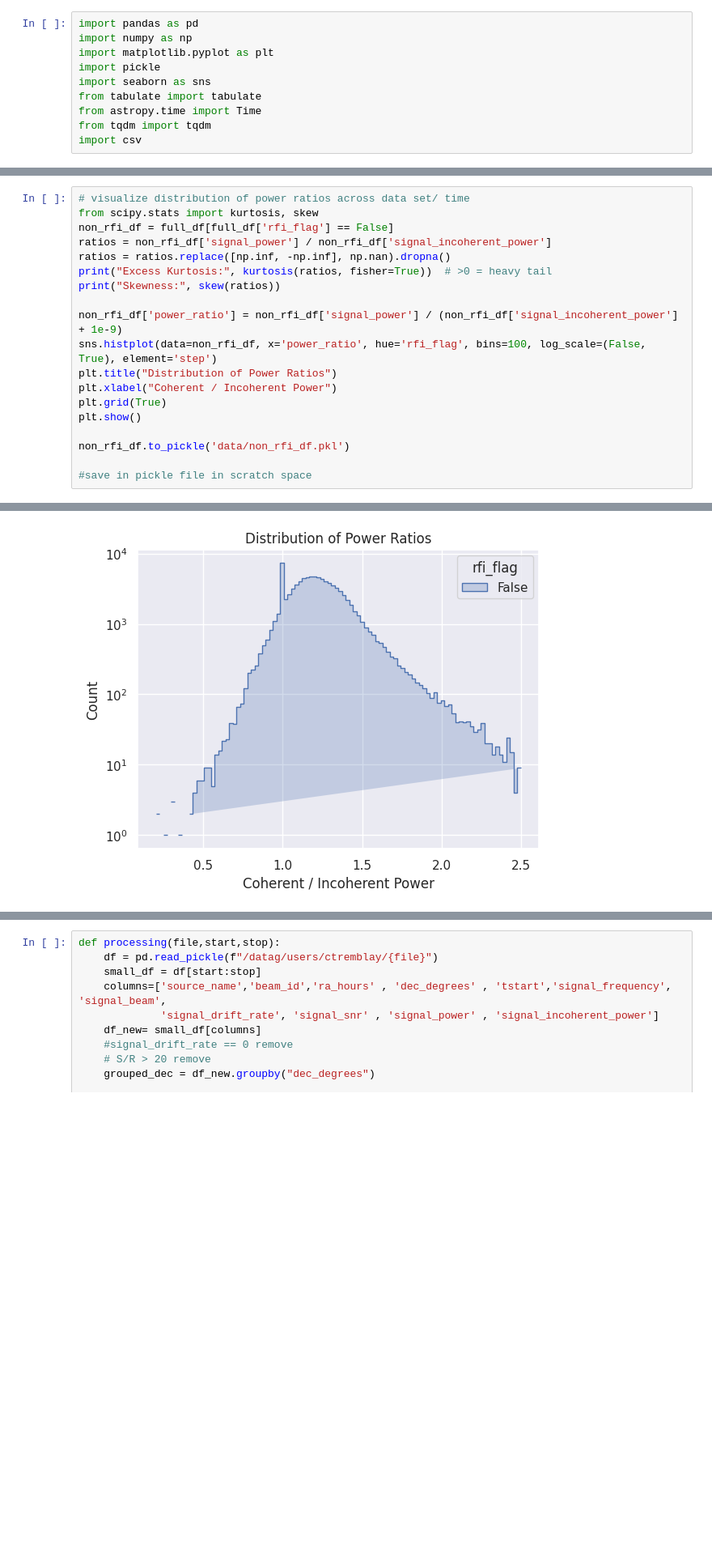
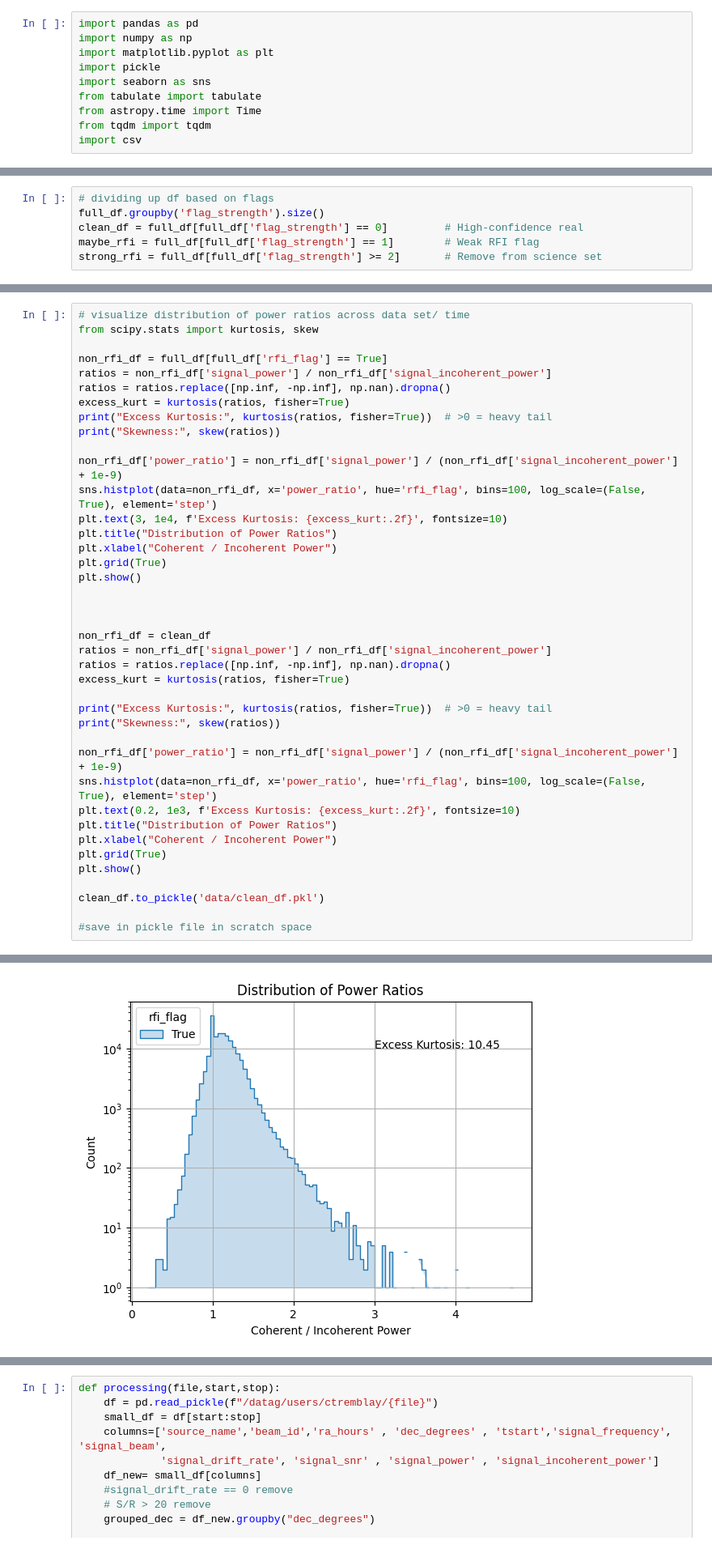
Before and after one commit to jmotamarry/cosmic-testing, a Jupyter notebook: comsic_pp.ipynb, the cells around one changed output, grey strips where cells are left out. Shown: that part at 81% size. Drawn from its saved outputs; the diff is of its cells as text; blank space fills up the shorter version.

Commit message:
Updates to RFI flagging method. Includes filtering for number of beams a hit was in. Also separated clean vs strong and maybe RFI.

```diff
--- a/comsic_pp.ipynb
+++ b/comsic_pp.ipynb
@@ -85,3 +107,9 @@ Index(['id', 'beam_id', 'observation_id', 'tuning', 'subband_offset',
+# %%
+# dividing up df based on flags
+full_df.groupby('flag_strength').size()
+clean_df = full_df[full_df['flag_strength'] == 0]         # High-confidence real
+maybe_rfi = full_df[full_df['flag_strength'] == 1]        # Weak RFI flag
+strong_rfi = full_df[full_df['flag_strength'] >= 2]       # Remove from science set
 # %%
 # signal density/ timevs freq
 rfi_only = full_df[full_df['rfi_flag']==True]
@@ -136,20 +198,41 @@ pow_incoh_coh(full_df)
 # %%
 # visualize distribution of power ratios across data set/ time
 from scipy.stats import kurtosis, skew
-non_rfi_df = full_df[full_df['rfi_flag'] == False]
+
+non_rfi_df = full_df[full_df['rfi_flag'] == True]
 ratios = non_rfi_df['signal_power'] / non_rfi_df['signal_incoherent_power']
 ratios = ratios.replace([np.inf, -np.inf], np.nan).dropna()
+excess_kurt = kurtosis(ratios, fisher=True)
 print("Excess Kurtosis:", kurtosis(ratios, fisher=True))  # >0 = heavy tail
 print("Skewness:", skew(ratios))
 
 non_rfi_df['power_ratio'] = non_rfi_df['signal_power'] / (non_rfi_df['signal_incoherent_power'] + 1e-9)
 sns.histplot(data=non_rfi_df, x='power_ratio', hue='rfi_flag', bins=100, log_scale=(False, True), element='step')
+plt.text(3, 1e4, f'Excess Kurtosis: {excess_kurt:.2f}', fontsize=10)
 plt.title("Distribution of Power Ratios")
 plt.xlabel("Coherent / Incoherent Power")
 plt.grid(True)
 plt.show()
 
-non_rfi_df.to_pickle('data/non_rfi_df.pkl')
+
+
+non_rfi_df = clean_df
+ratios = non_rfi_df['signal_power'] / non_rfi_df['signal_incoherent_power']
+ratios = ratios.replace([np.inf, -np.inf], np.nan).dropna()
+excess_kurt = kurtosis(ratios, fisher=True)
+
+print("Excess Kurtosis:", kurtosis(ratios, fisher=True))  # >0 = heavy tail
+print("Skewness:", skew(ratios))
+
+non_rfi_df['power_ratio'] = non_rfi_df['signal_power'] / (non_rfi_df['signal_incoherent_power'] + 1e-9)
+sns.histplot(data=non_rfi_df, x='power_ratio', hue='rfi_flag', bins=100, log_scale=(False, True), element='step')
+plt.text(0.2, 1e3, f'Excess Kurtosis: {excess_kurt:.2f}', fontsize=10)
+plt.title("Distribution of Power Ratios")
+plt.xlabel("Coherent / Incoherent Power")
+plt.grid(True)
+plt.show()
+
+clean_df.to_pickle('data/clean_df.pkl')
 
 #save in pickle file in scratch space
 # %% [output]
@@ -158,6 +241,6 @@ Skewness: 1.115711909245379
 A value is trying to be set on a copy of a slice from a DataFrame.
 Try using .loc[row_indexer,col_indexer] = value instead
 
 See the caveats in the documentation: https://pandas.pydata.org/pandas-docs/stable/user_guide/indexing.html#returning-a-view-versus-a-copy
   non_rfi_df['power_ratio'] = non_rfi_df['signal_power'] / (non_rfi_df['signal_incoherent_power'] + 1e-9)
-[figure, old version]
+[figure, new version]
```
Also changed, not shown: parts of 11 cells of this notebook.
